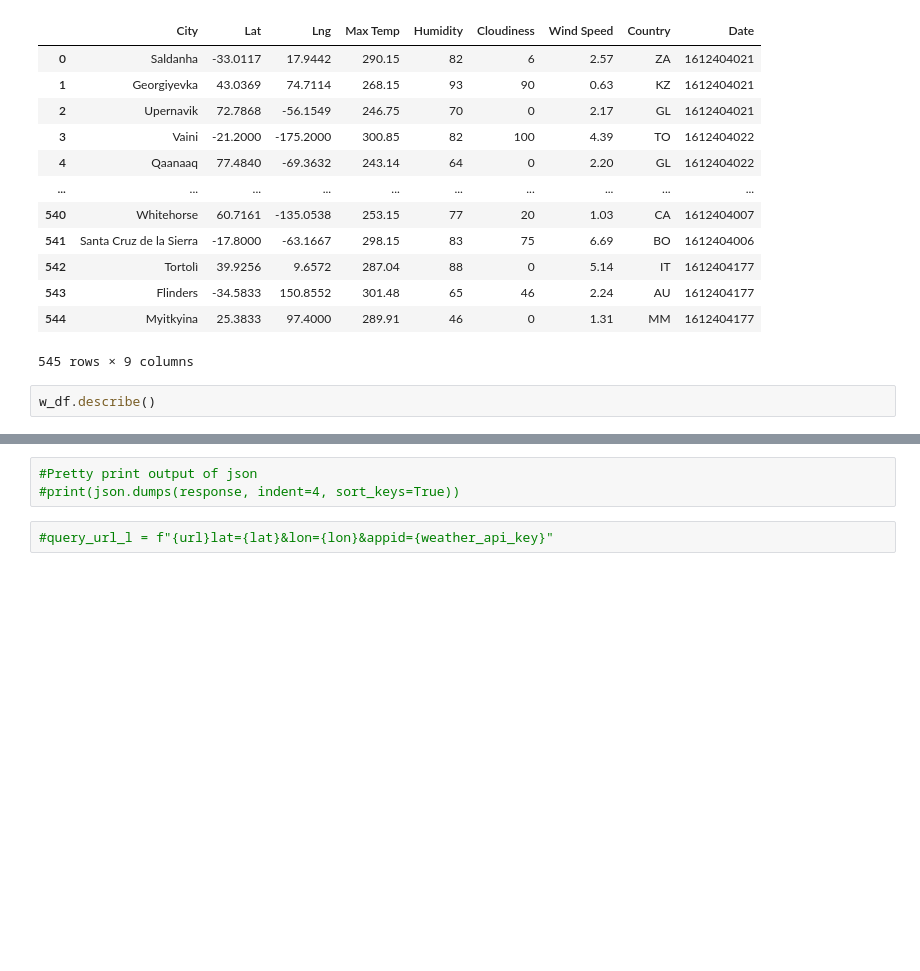
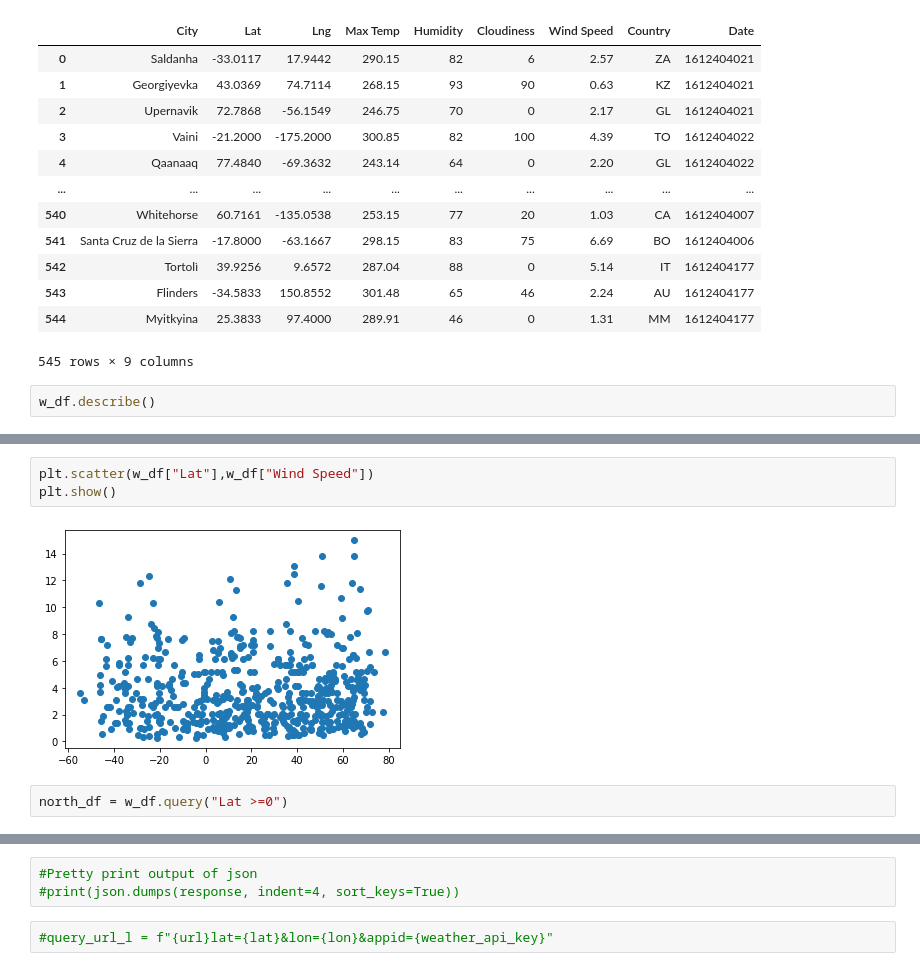
Before and after one commit to write42/python-api-challenge, a Jupyter notebook: WeatherPy/WeatherPy.ipynb, the cells around one changed output, grey strips where cells are left out. Drawn from its saved outputs; the diff is of its cells as text; blank space fills up the shorter version.

```diff
--- a/WeatherPy/WeatherPy.ipynb
+++ b/WeatherPy/WeatherPy.ipynb
@@ -153,0 +148,7 @@ plt.show()
+# %%
+plt.scatter(w_df["Lat"],w_df["Wind Speed"])
+plt.show()
+# %% [output]
+[figure, added]
+# %%
+north_df = w_df.query("Lat >=0")
```
Also changed, not shown: parts of 6 cells of this notebook.
